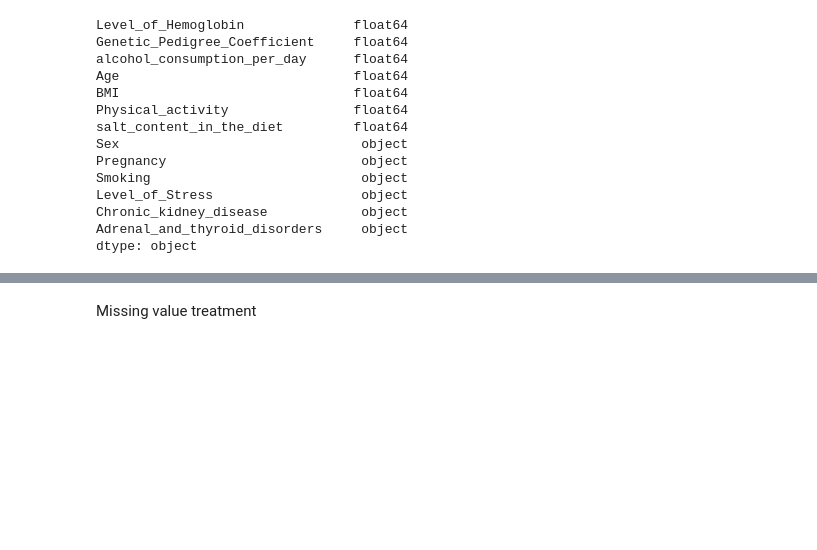
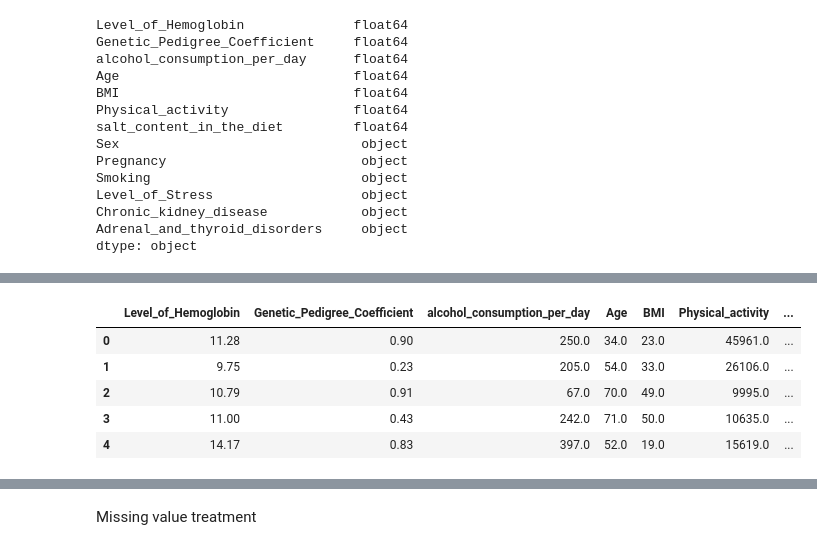
Before and after one commit to varunkr24/Machine-Learning, a Jupyter notebook: Classify_Abnormal_BP.ipynb, the cells around one changed output, grey strips where cells are left out. Drawn from its saved outputs; the diff is of its cells as text; code cells hidden in the pictures; blank space fills up the shorter version.

```diff
--- a/Classify_Abnormal_BP.ipynb
+++ b/Classify_Abnormal_BP.ipynb
@@ -367,3 +367,6 @@ X_train.head()
 X_train[float_cols] = X_train[float_cols].astype('float')
 # %%
 X_train[object_cols] = X_train[object_cols].astype('object')
+# %%
+df[float_cols] = df[float_cols].astype('float')
+df[object_cols] = df[object_cols].astype('object')
@@ -389,0 +414,5 @@ X_test[object_cols] = X_test[object_cols].astype('category')
+# %%
+from statsmodels.stats.outliers_influence import variance_inflation_factor
+from statsmodels.tools.tools import add_constant
+
+df_vif = copy.deepcopy(df[float_cols])
@@ -389,0 +430,14 @@ X_test[object_cols] = X_test[object_cols].astype('category')
+# %%
+sim_median = SimpleImputer(missing_values=np.nan, strategy='median')
+sim_median.fit(df_vif)
+df_vif = pd.DataFrame(sim_median.transform(df_vif))
+# %%
+df_vif.columns = float_cols
+df_vif.head()
+# %% [output]
+|  | Level_of_Hemoglobin | Genetic_Pedigree_Coefficient | alcohol_consumption_per_day | Age | BMI | Physical_activity | ... |
+| 0 | 11.28 | 0.90 | 250.0 | 34.0 | 23.0 | 45961.0 | ... |
+| 1 | 9.75 | 0.23 | 205.0 | 54.0 | 33.0 | 26106.0 | ... |
+| 2 | 10.79 | 0.91 | 67.0 | 70.0 | 49.0 | 9995.0 | ... |
+| 3 | 11.00 | 0.43 | 242.0 | 71.0 | 50.0 | 10635.0 | ... |
+| 4 | 14.17 | 0.83 | 397.0 | 52.0 | 19.0 | 15619.0 | ... |
```
Also changed, not shown: parts of 5 cells of this notebook.
